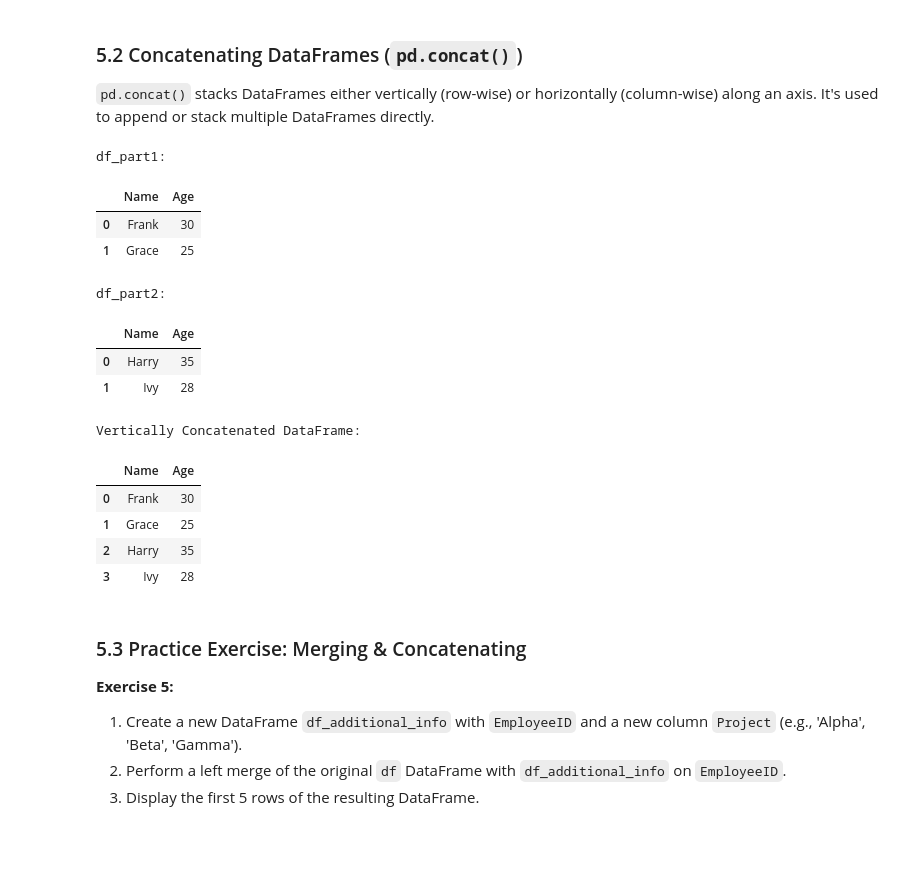
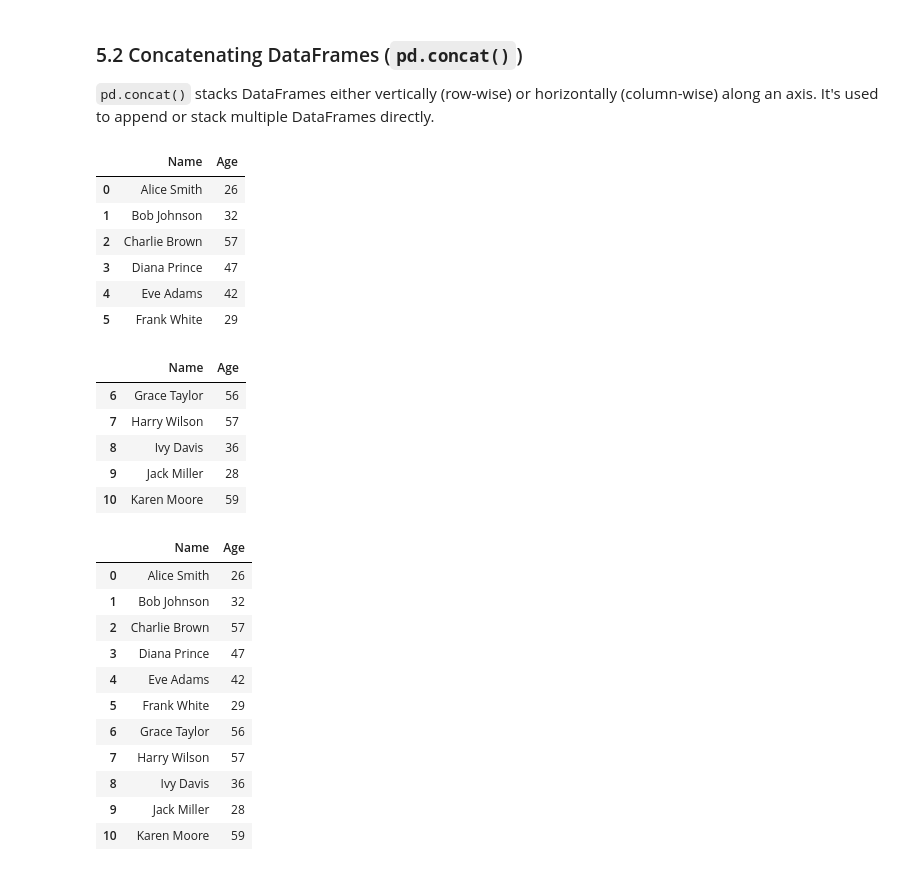
Before and after one commit to Mohamad-Selawy/Data-Analysis, a Jupyter notebook: Data Analysis/Level 1/3_Data_Transformation_&_Feature_Engineering.ipynb, the cells around one changed output. Cells and saved outputs as stored; diff of their text form; code cells hidden in the pictures; blank space fills up the shorter version.

```diff
--- a/Data Analysis/Level 1/3_Data_Transformation_&_Feature_Engineering.ipynb
+++ b/Data Analysis/Level 1/3_Data_Transformation_&_Feature_Engineering.ipynb
@@ -237,44 +326,40 @@ Left Merged DataFrame (all employees, with contact info where available):
 `pd.concat()` stacks DataFrames either vertically (row-wise) or horizontally (column-wise) along an axis. It's used to append or stack multiple DataFrames directly.
 # %%
 # Create two sample DataFrames for demonstration
-df_part1 = pd.DataFrame({
-    'Name': ['Frank', 'Grace'],
-    'Age': [30, 25]
-})
+df_part1 = df.loc[ :5, ['Name', 'Age']]
+#df_part1 = df.loc[ :5, ['Name', 'Age', 'Salary']]
 
-df_part2 = pd.DataFrame({
-    'Name': ['Harry', 'Ivy'],
-    'Age': [35, 28]
-})
+df_part2 = df.loc[ 6:10, ['Name', 'Age']]
 
-print("df_part1:")
 display(df_part1)
-print("\ndf_part2:")
 display(df_part2)
 
 # Concatenate them vertically
 concatenated_df = pd.concat([df_part1, df_part2], ignore_index=True)
-print("\nVertically Concatenated DataFrame:")
 display(concatenated_df)
 # %% [output]
-df_part1:
 |  | Name | Age |
-| 0 | Frank | 30 |
-| 1 | Grace | 25 |
+| 0 | Alice Smith | 26 |
+| 1 | Bob Johnson | 32 |
+| 2 | Charlie Brown | 57 |
+| 3 | Diana Prince | 47 |
+| 4 | Eve Adams | 42 |
+| 5 | Frank White | 29 |
-df_part2:
 |  | Name | Age |
-| 0 | Harry | 35 |
-| 1 | Ivy | 28 |
+| 6 | Grace Taylor | 56 |
+| 7 | Harry Wilson | 57 |
+| 8 | Ivy Davis | 36 |
+| 9 | Jack Miller | 28 |
+| 10 | Karen Moore | 59 |
-Vertically Concatenated DataFrame:
 |  | Name | Age |
-| 0 | Frank | 30 |
-| 1 | Grace | 25 |
-| 2 | Harry | 35 |
-| 3 | Ivy | 28 |
+| 0 | Alice Smith | 26 |
+| 1 | Bob Johnson | 32 |
+| 2 | Charlie Brown | 57 |
+| 3 | Diana Prince | 47 |
+| 4 | Eve Adams | 42 |
+| 5 | Frank White | 29 |
+| 6 | Grace Taylor | 56 |
+| 7 | Harry Wilson | 57 |
+| 8 | Ivy Davis | 36 |
+| 9 | Jack Miller | 28 |
+| 10 | Karen Moore | 59 |
-# %% [markdown]
-### 5.3 Practice Exercise: Merging & Concatenating
-
-**Exercise 5:**
-1. Create a new DataFrame `df_additional_info` with `EmployeeID` and a new column `Project` (e.g., 'Alpha', 'Beta', 'Gamma').
-2. Perform a left merge of the original `df` DataFrame with `df_additional_info` on `EmployeeID`.
-3. Display the first 5 rows of the resulting DataFrame.
```
Also changed, not shown: parts of 5 cells of this notebook.
